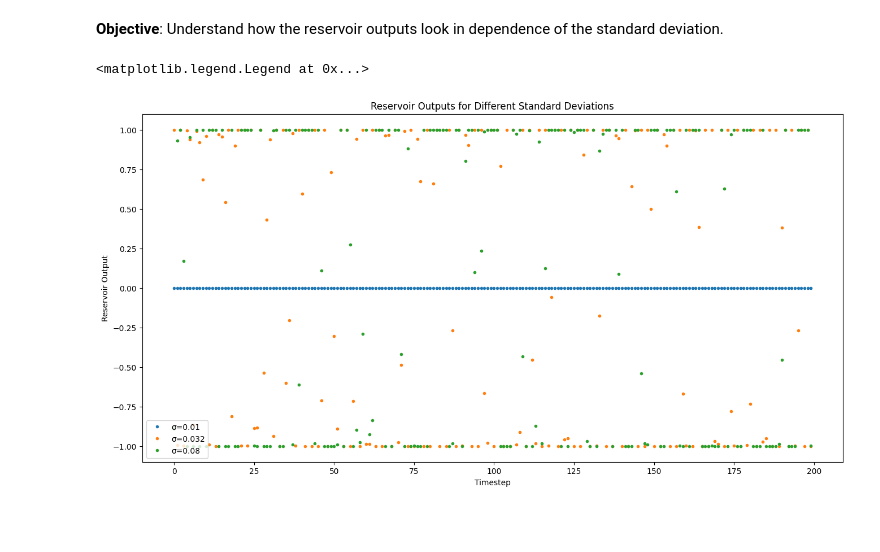
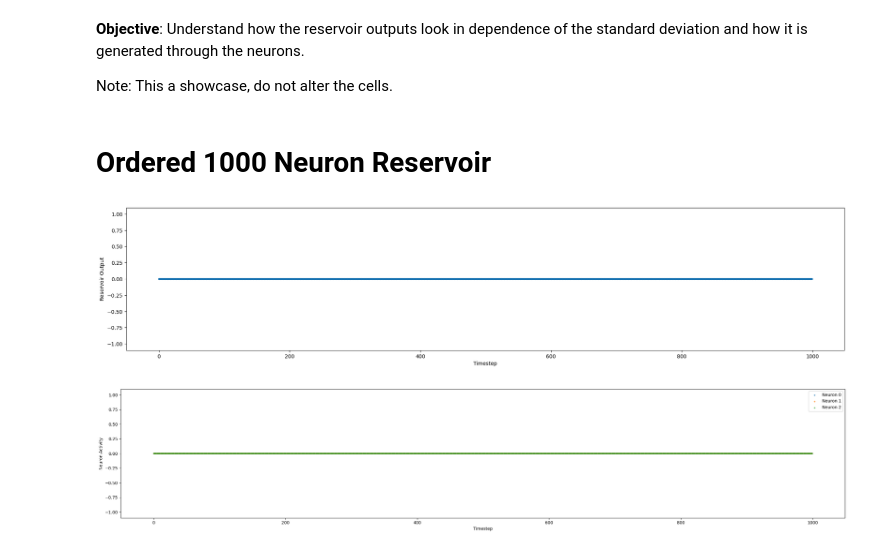
Before and after one commit to winlew/levy-agent-simulation, a Jupyter notebook: studies/reservoir_outputs.ipynb, the cells around one changed output. Drawn from its saved outputs; the diff is of its cells as text; code cells hidden in the pictures; blank space fills up the shorter version.

Commit message:
reservoir output investigations

```diff
--- a/studies/reservoir_outputs.ipynb
+++ b/studies/reservoir_outputs.ipynb
@@ -1,36 +1,52 @@
 # %% [markdown]
-**Objective**: Understand how the reservoir outputs look in dependence of the standard deviation.
+**Objective**: Understand how the reservoir outputs look in dependence of the standard deviation and how it is generated through the neurons.
+
+Note: This a showcase, do not alter the cells.
 # %%
 import os
 os.chdir(os.path.join(os.getcwd(), "../code"))
 from tqdm import tqdm
 from agent import Reservoir
 import matplotlib.pyplot as plt
+import numpy as np
 
-TIME_STEPS = 200
+TIME_STEPS = 1000
 NUM_NEURONS = 1000
-BURN_IN_TIME = 100
+BURN_IN_TIME = 5000
 
-standard_deviations = [0.01, 0.032, 0.08]
+def plot_reservoir_output(reservoir, standard_deviation, timesteps=TIME_STEPS):
+    """
+    Plot the output of the reservoir over time.
+    """
+    outputs = []
+    for timestep in range(timesteps):
+        outputs.append(reservoir.get_output(timestep))
+    plt.figure(figsize=(25, 5))
+    plt.plot(outputs, '.', label=f'σ={standard_deviation}')
+    plt.ylim(-1.1, 1.1)
+    plt.xlabel('Timestep')
+    plt.ylabel('Reservoir Output')
 
-data = []
-
-for std in tqdm(standard_deviations):
-    outputs = []
-    reservoir = Reservoir(TIME_STEPS, num_neurons=NUM_NEURONS, burn_in_time=BURN_IN_TIME, mean=0, standard_deviation=std)
-    for timestep in range(TIME_STEPS):
-        outputs.append(reservoir.get_output(timestep))
-    data.append(outputs)
-
-plt.figure(figsize=(16,8))
-
-for i in range(len(standard_deviations)):
-    plt.plot(data[i], '.', label=f'σ={standard_deviations[i]}')
-
-plt.xlabel('Timestep')
-plt.ylabel('Reservoir Output')
-plt.title('Reservoir Outputs for Different Standard Deviations')
-plt.legend()
+def plot_neuron_activity(reservoir, n, timesteps=TIME_STEPS, num_neurons=NUM_NEURONS):
+    """
+    Plot neuron activity of first n neurons over time.
+    """
+    _, ax = plt.subplots(figsize=(25, 5))
+    activity = reservoir.neuron_state_time_matrix
+    for neuron in range(timesteps)[:n]:
+        ax.scatter(range(timesteps), activity[:, neuron], label=f'Neuron {neuron}', alpha=0.5, s=7)
+    ax.set_xlabel('Timestep')
+    ax.set_ylabel('Neuron Activity')
+    ax.legend(loc='upper right')
+    ax.set_ylim(-1.1, 1.1)
+    plt.tight_layout()
-# %% [output]
-<matplotlib.legend.Legend at 0x...>
-[figure, removed]
+# %% [markdown]
+# Ordered 1000 Neuron Reservoir
+# %%
+standard_deviation = 0.02
+reservoir = Reservoir(TIME_STEPS, num_neurons=NUM_NEURONS, burn_in_time=BURN_IN_TIME, mean=0, standard_deviation=standard_deviation)
+plot_reservoir_output(reservoir, standard_deviation)
+plot_neuron_activity(reservoir, 3)
+# %% [output]
+[figure, added]
+[figure, added]
```
Also changed, not shown: parts of 10 cells of this notebook.
